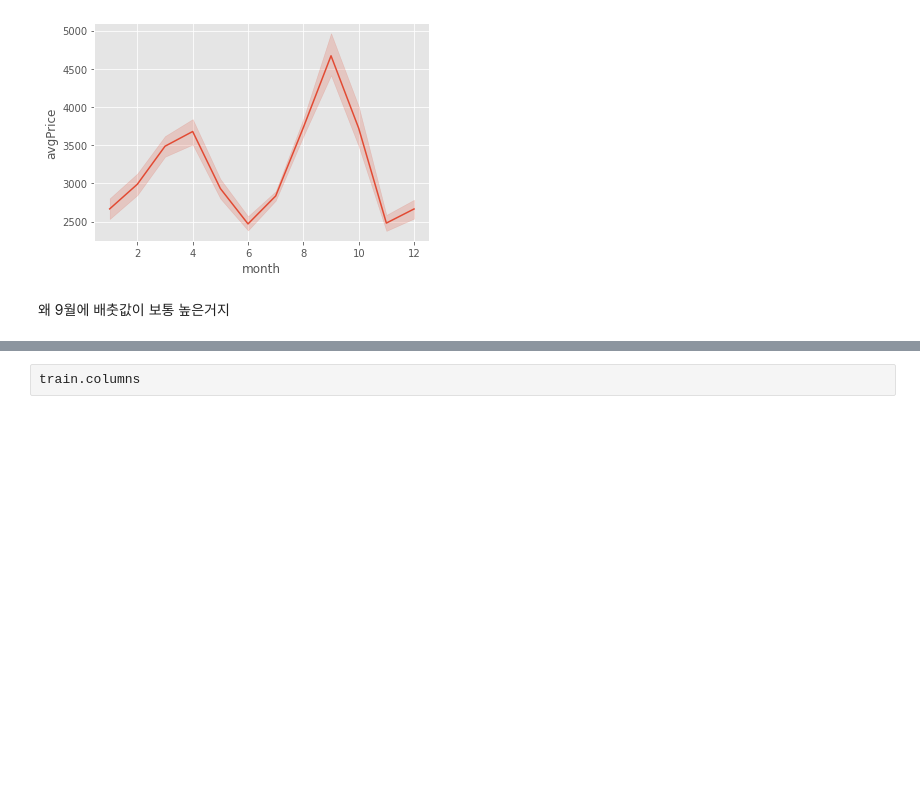
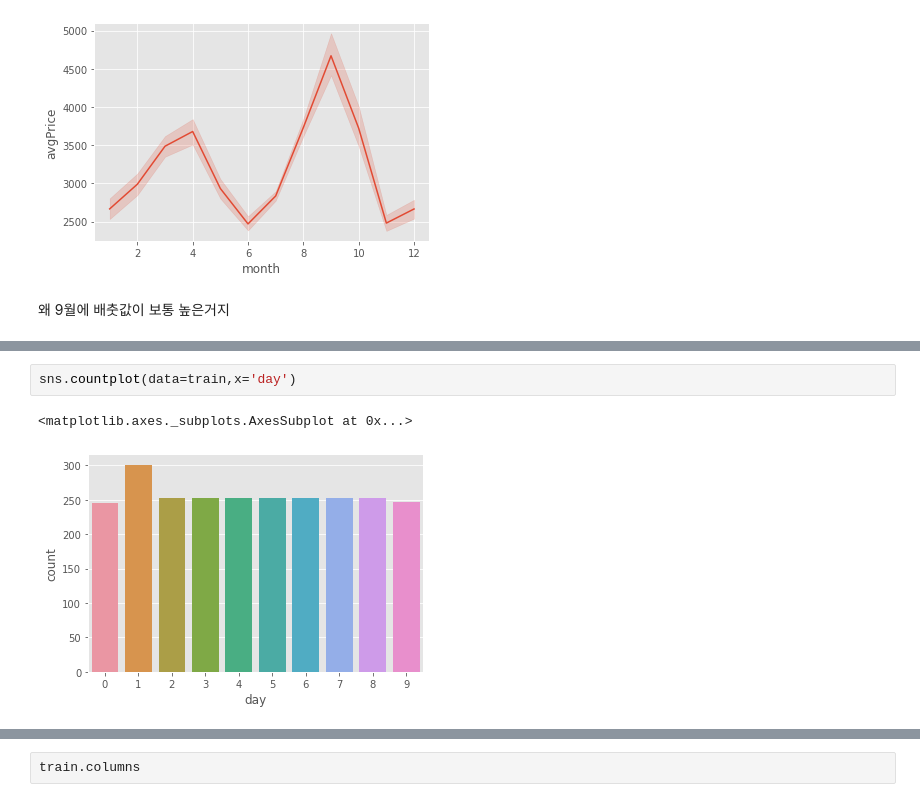
Before and after one commit to jiin124/4th_kaggle_study, a Jupyter notebook: 5주차/선형회귀_실습_배추가격_예측.ipynb, the cells around one changed output, grey strips where cells are left out. Saved outputs shown, nothing was run; the diff lists cells and outputs as text; blank space fills up the shorter version.

```diff
--- a/5주차/선형회귀_실습_배추가격_예측.ipynb
+++ b/5주차/선형회귀_실습_배추가격_예측.ipynb
@@ -170,0 +227,5 @@ sns.lineplot(data=train,x='month',y='avgPrice')
+# %%
+sns.countplot(data=train,x='day')
+# %% [output]
+<matplotlib.axes._subplots.AxesSubplot at 0x...>
+[figure, added]
```
Also changed, not shown: parts of 60 cells of this notebook.
